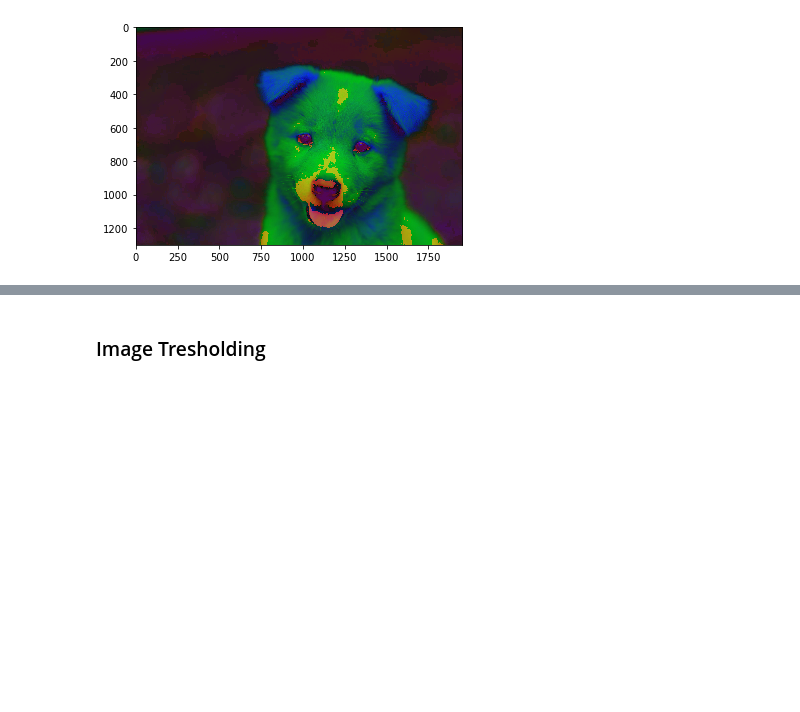
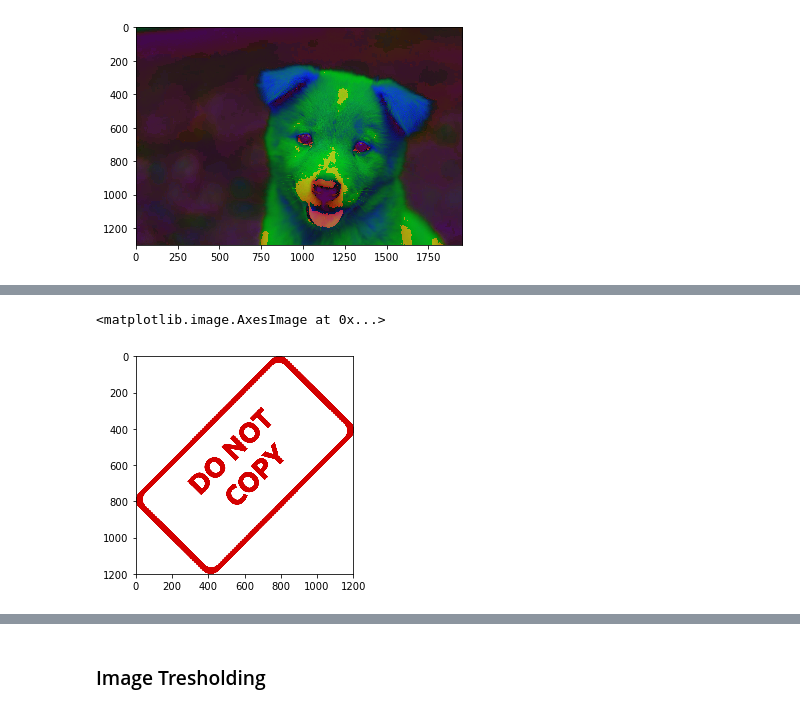
Before and after one commit to novojitdas/Computer-Vision, a Jupyter notebook: 04_image_processing.ipynb, the cells around one changed output, grey strips where cells are left out. Saved outputs shown, nothing was run; the diff lists cells and outputs as text; code cells hidden in the pictures; blank space fills up the shorter version.

```diff
--- a/04_image_processing.ipynb
+++ b/04_image_processing.ipynb
@@ -46,0 +84,6 @@ plt.imshow(hls_img)
+# %%
+# After Resizing Image into same size
+plt.imshow(img2)
+# %% [output]
+<matplotlib.image.AxesImage at 0x...>
+[figure, added]
```
Also changed, not shown: parts of 23 cells of this notebook, 9 other files.
